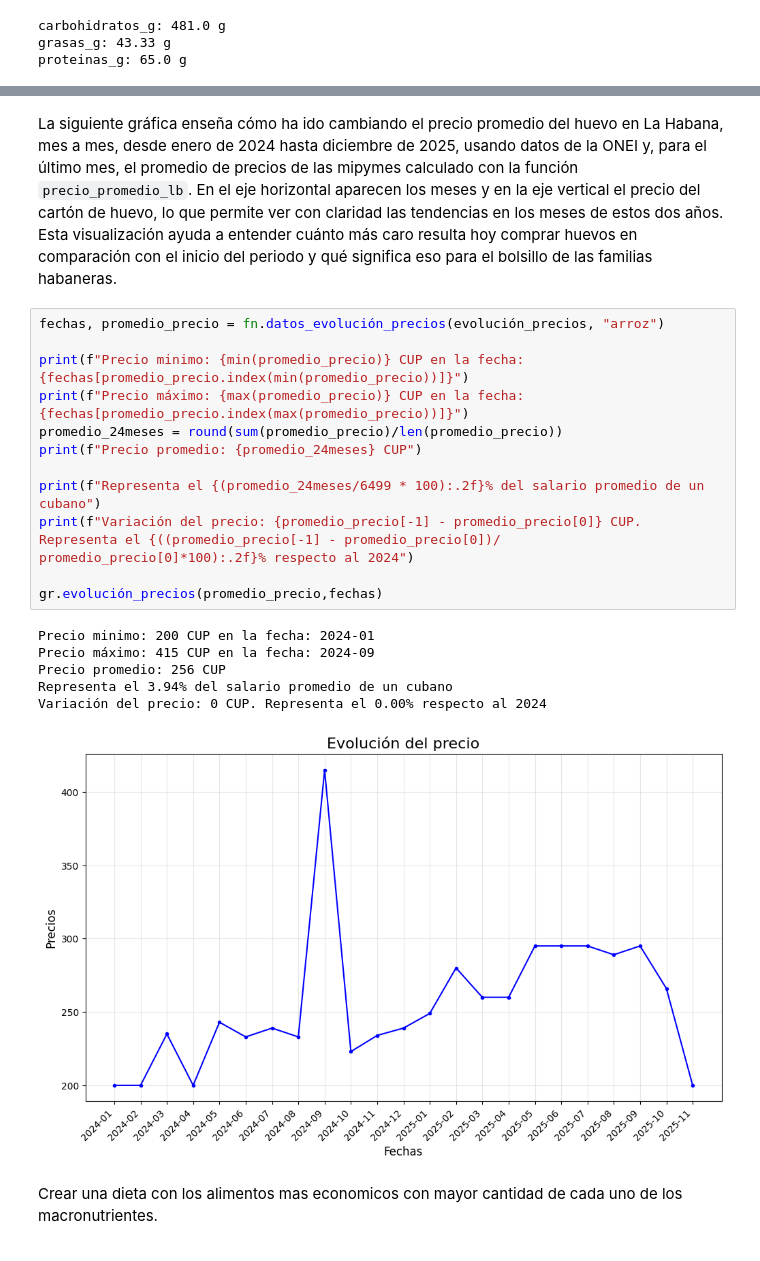
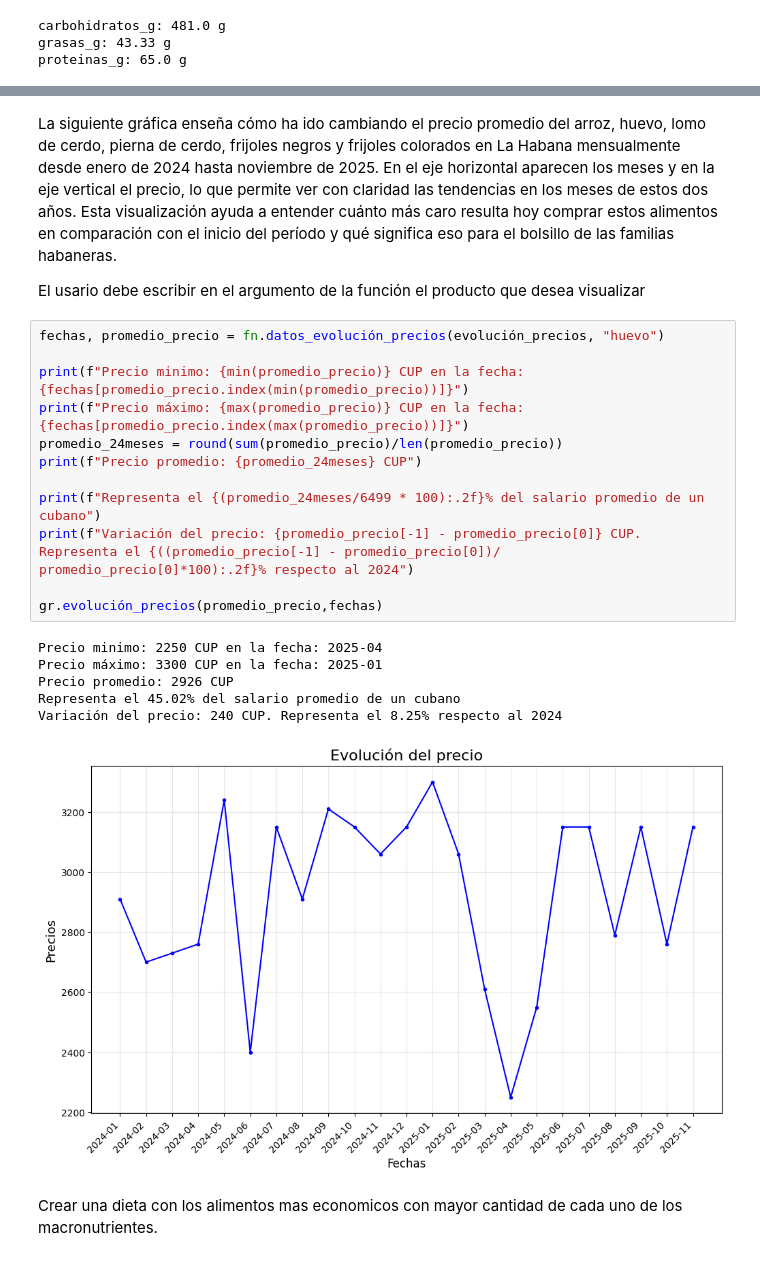
Before and after one commit to datascienceelias-png/proyecto_pipymes, a Jupyter notebook: analisis.ipynb, the cells around one changed output, grey strips where cells are left out. Cells and saved outputs as stored; diff of their text form.

```diff
--- a/analisis.ipynb
+++ b/analisis.ipynb
@@ -126,25 +140,27 @@ Valor promedio de las carbohidrato>> {'muslo de pollo': 0, 'pechuga de pollo': 0
 [figure]
 # %% [markdown]
-La siguiente gráfica enseña cómo ha ido cambiando el precio promedio del huevo en La Habana, mes a mes, desde enero de 2024 hasta diciembre de 2025, usando datos de la ONEI y, para el último mes, el promedio de precios de las mipymes calculado con la función `precio_promedio_lb`. En el eje horizontal aparecen los meses y en la eje vertical el precio del cartón de huevo, lo que permite ver con claridad las tendencias en los meses de estos dos años. Esta visualización ayuda a entender cuánto más caro resulta hoy comprar huevos en comparación con el inicio del periodo y qué significa eso para el bolsillo de las familias habaneras.
+La siguiente gráfica enseña cómo ha ido cambiando el precio promedio del arroz, huevo, lomo de cerdo, pierna de cerdo, frijoles negros y frijoles colorados en La Habana mensualmente desde enero de 2024 hasta noviembre de 2025. En el eje horizontal aparecen los meses y en la eje vertical el precio, lo que permite ver con claridad las tendencias en los meses de estos dos años. Esta visualización ayuda a entender cuánto más caro resulta hoy comprar estos alimentos en comparación con el inicio del período y qué significa eso para el bolsillo de las familias habaneras.
+
+El usario debe escribir en el argumento de la función el producto que desea visualizar
 # %%
-fechas, promedio_precio = fn.datos_evolución_precios(evolución_precios, "arroz")
+fechas, promedio_precio = fn.datos_evolución_precios(evolución_precios, "huevo")
 
 print(f"Precio minimo: {min(promedio_precio)} CUP en la fecha: {fechas[promedio_precio.index(min(promedio_precio))]}")
 print(f"Precio máximo: {max(promedio_precio)} CUP en la fecha: {fechas[promedio_precio.index(max(promedio_precio))]}")
 promedio_24meses = round(sum(promedio_precio)/len(promedio_precio))
 print(f"Precio promedio: {promedio_24meses} CUP")
 
 print(f"Representa el {(promedio_24meses/6499 * 100):.2f}% del salario promedio de un cubano")
 print(f"Variación del precio: {promedio_precio[-1] - promedio_precio[0]} CUP. Representa el {((promedio_precio[-1] - promedio_precio[0])/ promedio_precio[0]*100):.2f}% respecto al 2024")
 
 gr.evolución_precios(promedio_precio,fechas)
 # %% [output]
-Precio minimo: 200 CUP en la fecha: 2024-01
-Precio máximo: 415 CUP en la fecha: 2024-09
-Precio promedio: 256 CUP
-Representa el 3.94% del salario promedio de un cubano
-Variación del precio: 0 CUP. Representa el 0.00% respecto al 2024
+Precio minimo: 2250 CUP en la fecha: 2025-04
+Precio máximo: 3300 CUP en la fecha: 2025-01
+Precio promedio: 2926 CUP
+Representa el 45.02% del salario promedio de un cubano
+Variación del precio: 240 CUP. Representa el 8.25% respecto al 2024
-[figure, old version]
+[figure, new version]
 # %% [markdown]
 Crear una dieta con los alimentos mas economicos con mayor cantidad de cada uno de los macronutrientes.
 # %%
```
Also changed, not shown: parts of 4 cells of this notebook, 7 other files.
